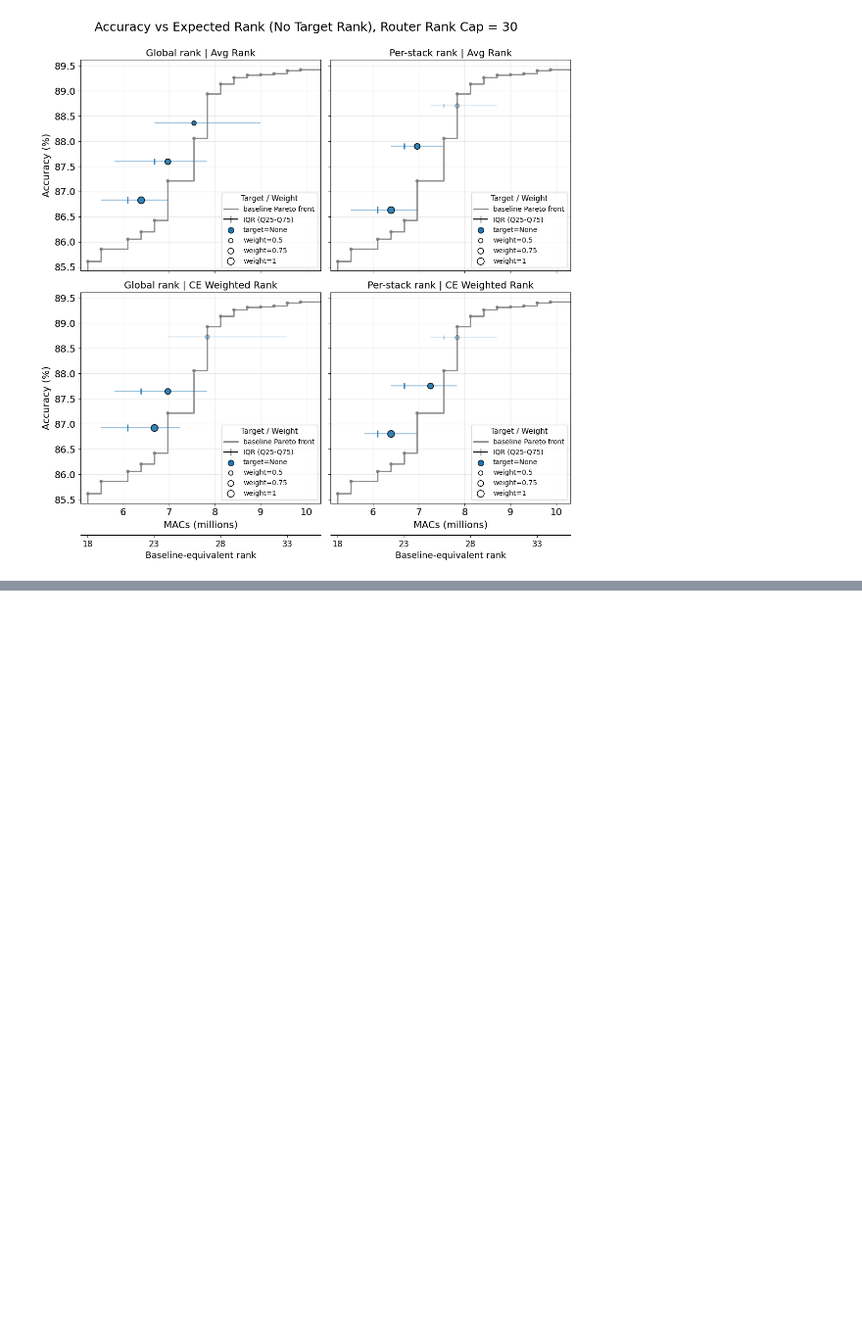
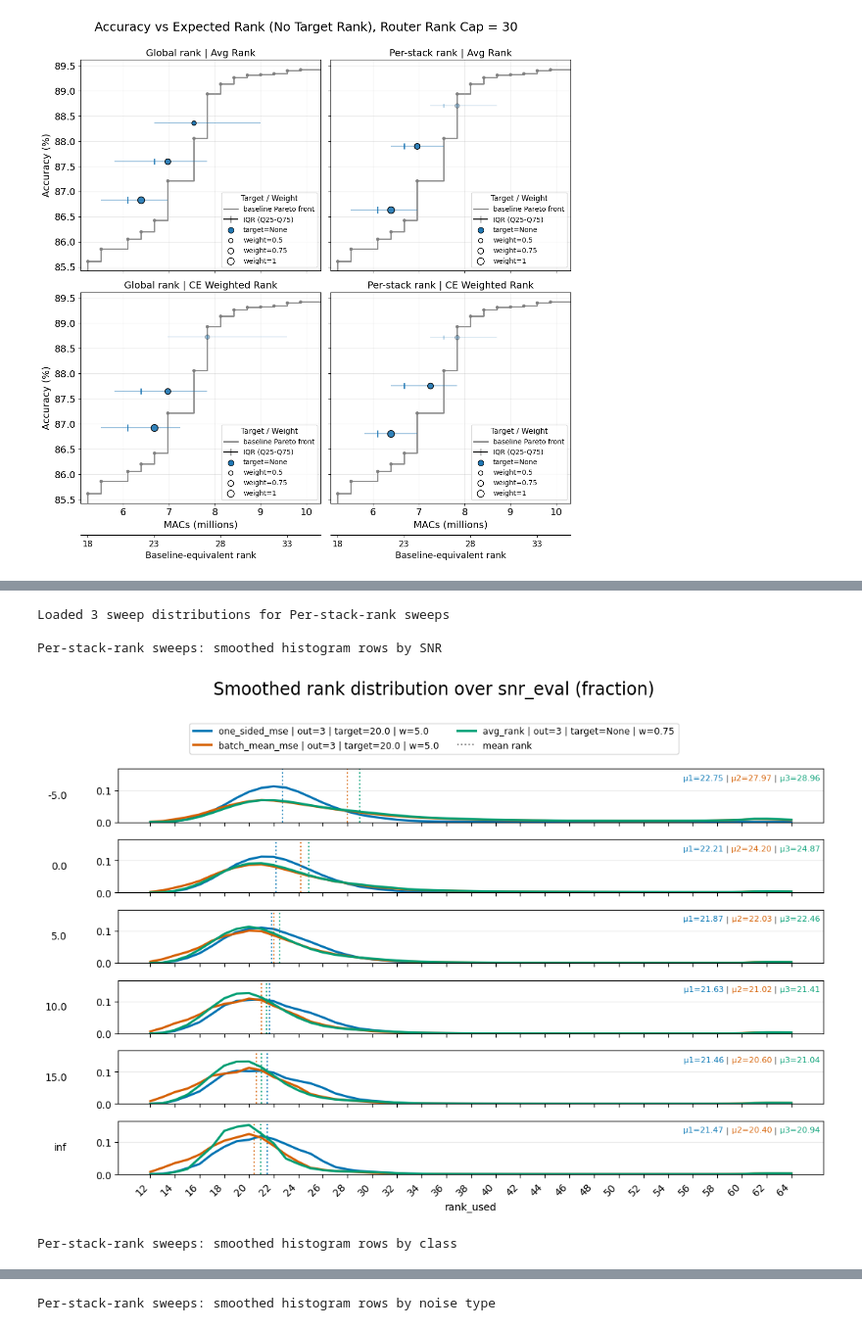
Before and after one commit to c-wejendorp/thesis, a Jupyter notebook: scripts/keyword_spotting/dynamic_model_viz.ipynb, the cells around one changed output, grey strips where cells are left out. Shown at 98% size. Cells and saved outputs as stored; diff of their text form; code cells hidden in the pictures; blank space fills up the shorter version.

```diff
--- a/scripts/keyword_spotting/dynamic_model_viz.ipynb
+++ b/scripts/keyword_spotting/dynamic_model_viz.ipynb
@@ -990,0 +1513,13 @@ Number of above-baseline sweeps: 9
+# %%
+
+per_stack_rank_results = plot_distributions_for_sweeps(
+    sweeps_for_distribution_plots_per_stack_rank,
+    title_prefix="Per-stack-rank sweeps",
+    smooth_window=5,
+)
+# %% [output]
+Loaded 3 sweep distributions for Per-stack-rank sweeps
+
+Per-stack-rank sweeps: smoothed histogram rows by SNR
+[figure, added]
+Per-stack-rank sweeps: smoothed histogram rows by class
@@ -990,0 +1527 @@ Number of above-baseline sweeps: 9
+Per-stack-rank sweeps: smoothed histogram rows by noise type
```
Also changed, not shown: parts of 9 cells of this notebook.
